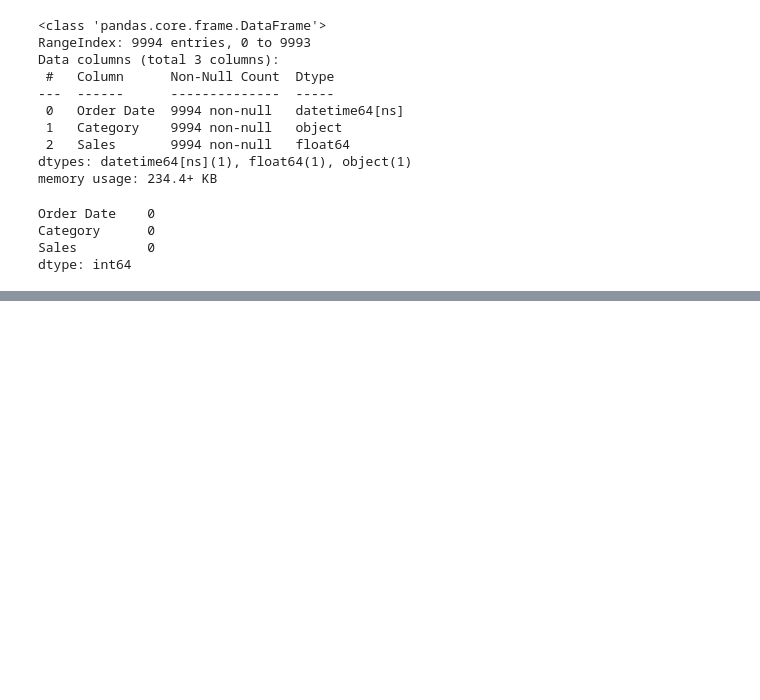
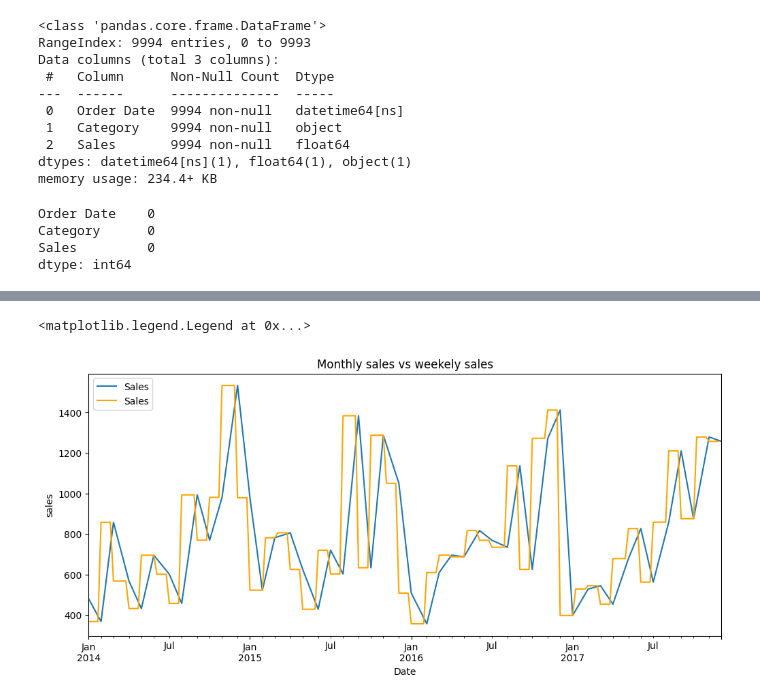
Before and after one commit to Suryasadasivam/Time_series_practice, a Jupyter notebook: Time_series_data_EDA.ipynb, the cells around one changed output, grey strips where cells are left out. Drawn from its saved outputs; the diff is of its cells as text; code cells hidden in the pictures; blank space fills up the shorter version.

```diff
--- a/Time_series_data_EDA.ipynb
+++ b/Time_series_data_EDA.ipynb
@@ -82,0 +230,2 @@ dtype: int64
+# %%
+sales_samples_weekly=sales_samples_monthly.resample("W").bfill()
@@ -82,0 +250,17 @@ dtype: int64
+# %%
+fig,ax=plt.subplots(figsize=(12,5))
+
+#monthly sales
+sales_samples_monthly.plot(ax=ax, label="Monthly sales date")
+
+#weekly sales
+sales_samples_weekly.plot(ax=ax,label="weekly sales date", color="orange")
+
+ax.set_xlabel("Date")
+ax.set_ylabel('sales')
+ax.set_title('Monthly sales vs weekely sales')
+lines, labels=ax.get_legend_handles_labels()
+ax.legend(lines,labels, loc='upper left')
+# %% [output]
+<matplotlib.legend.Legend at 0x...>
+[figure, added]
```
Also changed, not shown: parts of 24 cells of this notebook.
